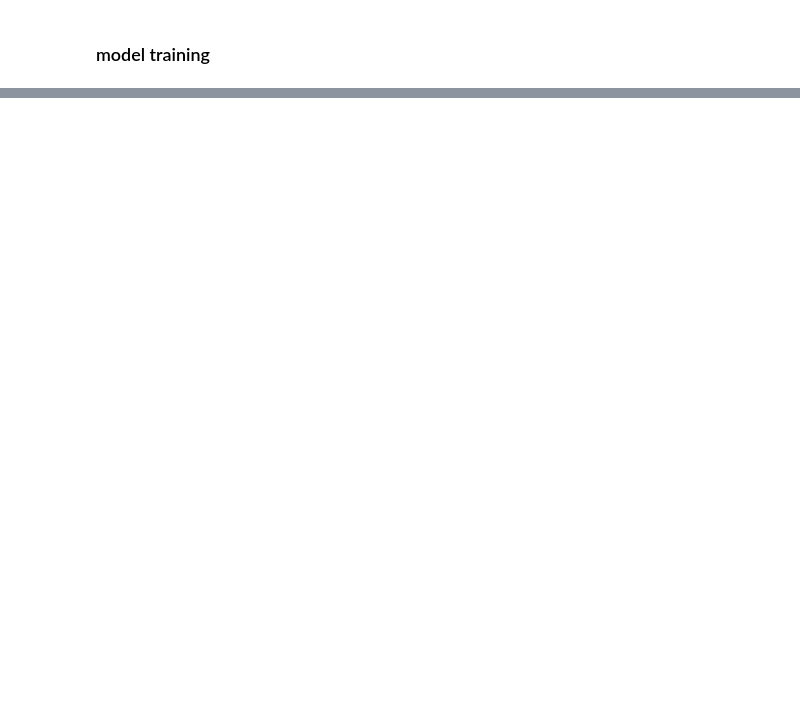
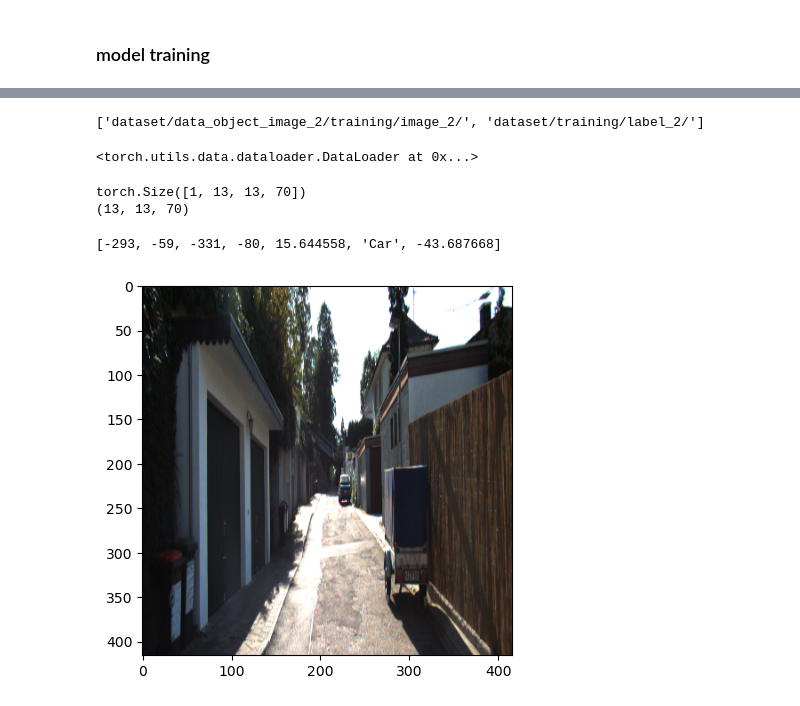
Before and after one commit to LeeTaeHoon97/Get-distance-from-cam, a Jupyter notebook: run.ipynb, the cells around one changed output, grey strips where cells are left out. Drawn from its saved outputs; the diff is of its cells as text; code cells hidden in the pictures; blank space fills up the shorter version.

```diff
--- a/run.ipynb
+++ b/run.ipynb
@@ -280,0 +328,28 @@ print(loss_lst)
+# %%
+test_img=['000002.png']
+test_label=['000002.txt']
+# %%
+img_label_folder_path
+# %% [output]
+['dataset/data_object_image_2/training/image_2/', 'dataset/training/label_2/']
+# %%
+testset=CustomDataset(img_label_folder_path,test_img,test_label)
+testloader = DataLoader(testset, batch_size=1)
+# %%
+testloader
+# %% [output]
+<torch.utils.data.dataloader.DataLoader at 0x...>
+# %%
+model.eval()
+
+for _,test_samples in enumerate(testloader):
+  test_x,test_y=test_samples
+
+  test_pred=model(test_x).permute(0, 2, 3, 1)
+  print(test_pred.shape)
+
+YOLO_output=test_pred[0].cpu().detach().numpy()
+print(YOLO_output.shape)
+# %% [output]
+torch.Size([1, 13, 13, 70])
+(13, 13, 70)
@@ -280,0 +422,13 @@ print(loss_lst)
+# %%
+for idx in range(len(nms_lst)):
+    if nms_lst[idx][4]>15:
+        print(nms_lst[idx])
+# %% [output]
+[-293, -59, -331, -80, 15.644558, 'Car', -43.687668]
+# %%
+import matplotlib.pyplot as plt
+plt.figure()
+plt.imshow(test_x[0].permute(1,2,0).cpu().detach().numpy())
+plt.show()
+# %% [output]
+[figure, added]
```
Also changed, not shown: parts of 15 cells of this notebook, 2 other files.
